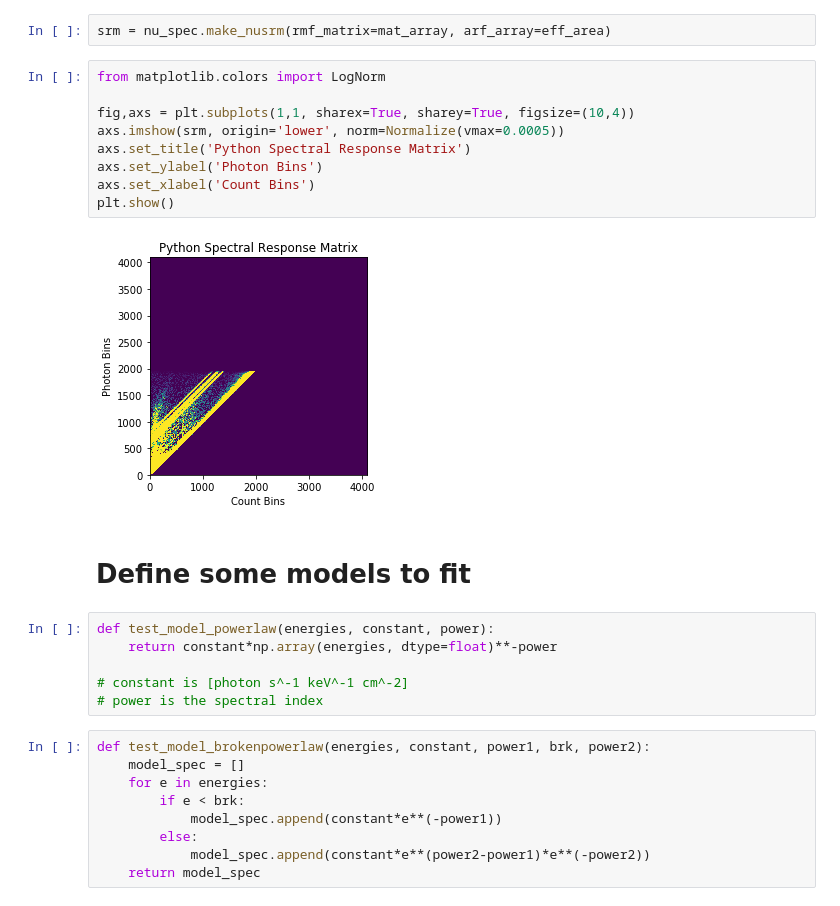
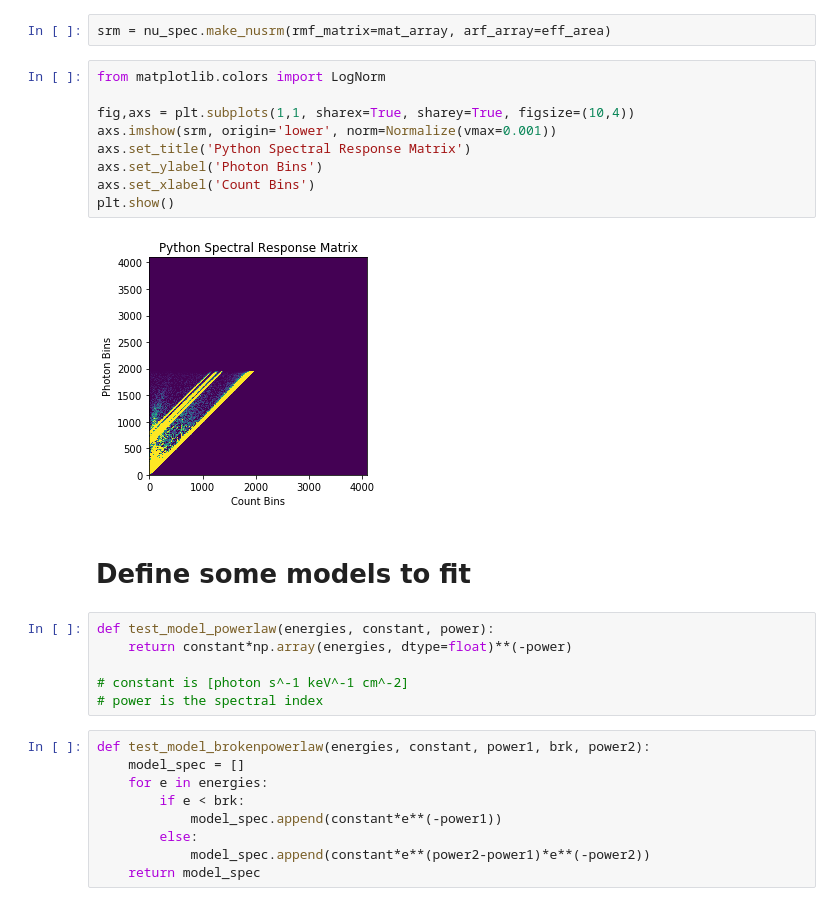
Before and after one commit to KriSun95/nustarFittingExample, a Jupyter notebook: nustarFittingExample/NuSTAR Spectrum.ipynb, the cells around one changed output. Saved outputs shown, nothing was run; the diff lists cells and outputs as text.

```diff
--- a/nustarFittingExample/NuSTAR Spectrum.ipynb
+++ b/nustarFittingExample/NuSTAR Spectrum.ipynb
@@ -138,19 +138,19 @@ srm = nu_spec.make_nusrm(rmf_matrix=mat_array, arf_array=eff_area)
 # %%
 from matplotlib.colors import LogNorm
 
 fig,axs = plt.subplots(1,1, sharex=True, sharey=True, figsize=(10,4))
-axs.imshow(srm, origin='lower', norm=Normalize(vmax=0.0005))
+axs.imshow(srm, origin='lower', norm=Normalize(vmax=0.001))
 axs.set_title('Python Spectral Response Matrix')
 axs.set_ylabel('Photon Bins')
 axs.set_xlabel('Count Bins')
 plt.show()
 # %% [output]
-[figure, old version]
+[figure, new version]
 # %% [markdown]
 # Define some models to fit
 # %%
 def test_model_powerlaw(energies, constant, power):
-    return constant*np.array(energies, dtype=float)**-power
+    return constant*np.array(energies, dtype=float)**(-power)
 
 # constant is [photon s^-1 keV^-1 cm^-2]
 # power is the spectral index
```
Also changed, not shown: parts of 15 cells of this notebook.
